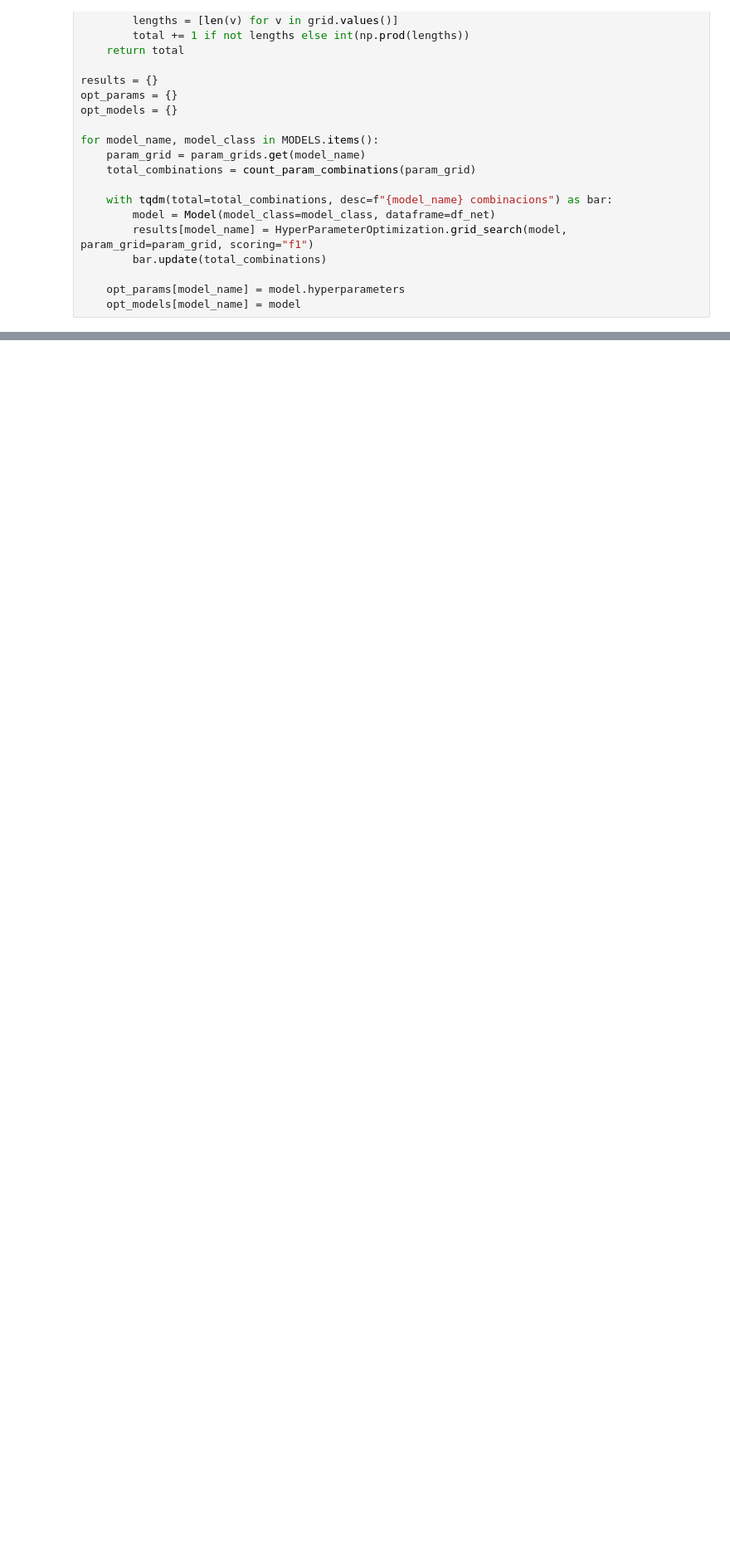
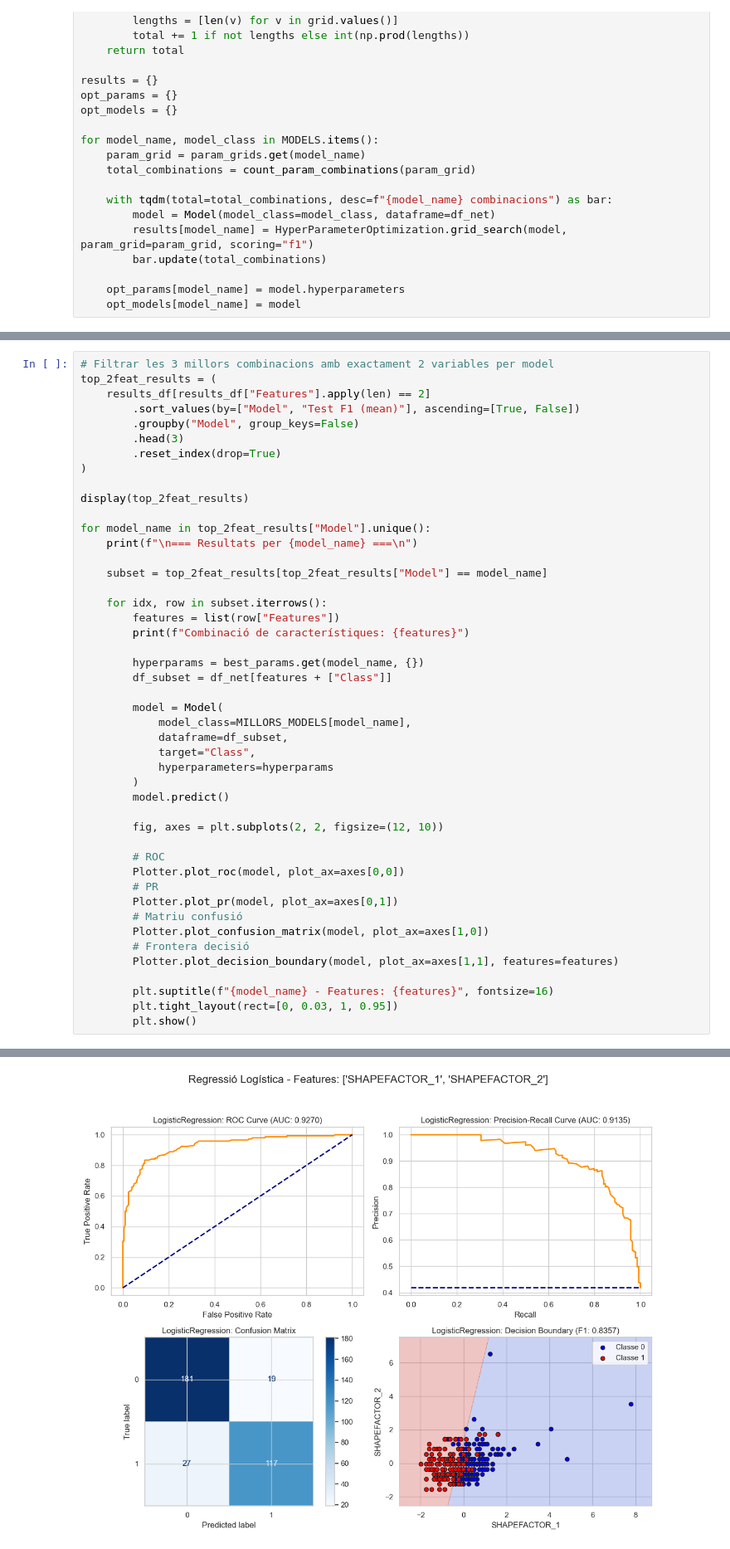
Before and after one commit to NIU1718117/Cas_Kaggle_Pistatxo, a Jupyter notebook: KAGGLE.ipynb, the cells around one changed output, grey strips where cells are left out. Shown at 83% size. Cells and saved outputs as stored; diff of their text form; blank space fills up the shorter version.

```diff
--- a/KAGGLE.ipynb
+++ b/KAGGLE.ipynb
@@ -1457,0 +1527,47 @@ results_df
+# %%
+# Filtrar les 3 millors combinacions amb exactament 2 variables per model
+top_2feat_results = (
+    results_df[results_df["Features"].apply(len) == 2]
+        .sort_values(by=["Model", "Test F1 (mean)"], ascending=[True, False])
+        .groupby("Model", group_keys=False)
+        .head(3)
+        .reset_index(drop=True)
+)
+
+display(top_2feat_results)
+
+for model_name in top_2feat_results["Model"].unique():
+    print(f"\n=== Resultats per {model_name} ===\n")
+
+    subset = top_2feat_results[top_2feat_results["Model"] == model_name]
+
+    for idx, row in subset.iterrows():
+        features = list(row["Features"])
+        print(f"Combinació de característiques: {features}")
+
+        hyperparams = best_params.get(model_name, {})
+        df_subset = df_net[features + ["Class"]]
+
+        model = Model(
+            model_class=MILLORS_MODELS[model_name],
+            dataframe=df_subset,
+            target="Class",
+            hyperparameters=hyperparams
+        )
+        model.predict()
+
+        fig, axes = plt.subplots(2, 2, figsize=(12, 10))
+
+        # ROC
+        Plotter.plot_roc(model, plot_ax=axes[0,0])
+        # PR
+        Plotter.plot_pr(model, plot_ax=axes[0,1])
+        # Matriu confusió
+        Plotter.plot_confusion_matrix(model, plot_ax=axes[1,0])
+        # Frontera decisió
+        Plotter.plot_decision_boundary(model, plot_ax=axes[1,1], features=features)
+
+        plt.suptitle(f"{model_name} - Features: {features}", fontsize=16)
+        plt.tight_layout(rect=[0, 0.03, 1, 0.95])
+        plt.show()
+# %% [output]
@@ -1457,0 +1584 @@ results_df
+[figure, added]
```
Also changed, not shown: parts of 30 cells of this notebook.
